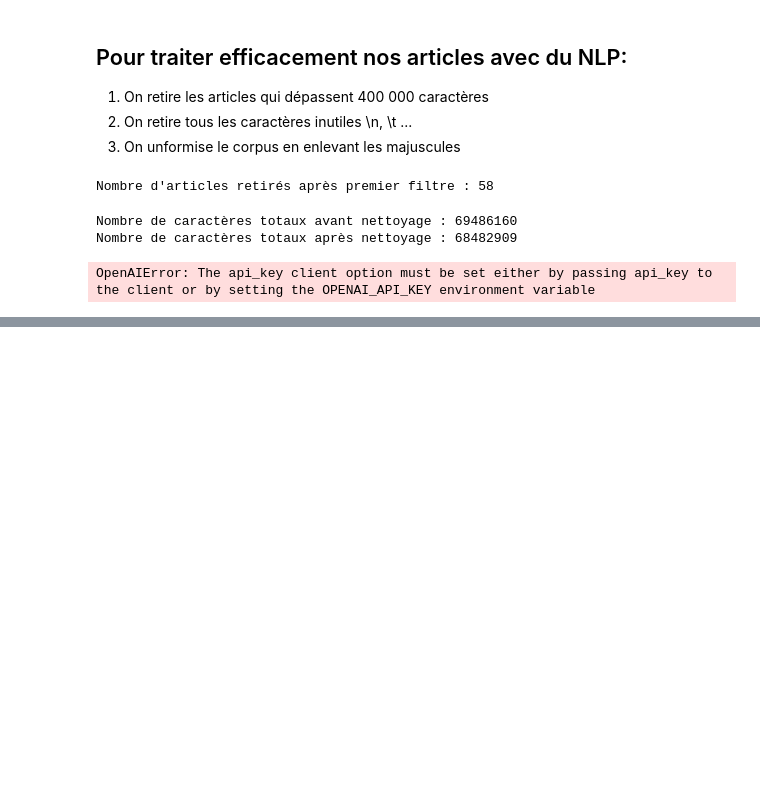
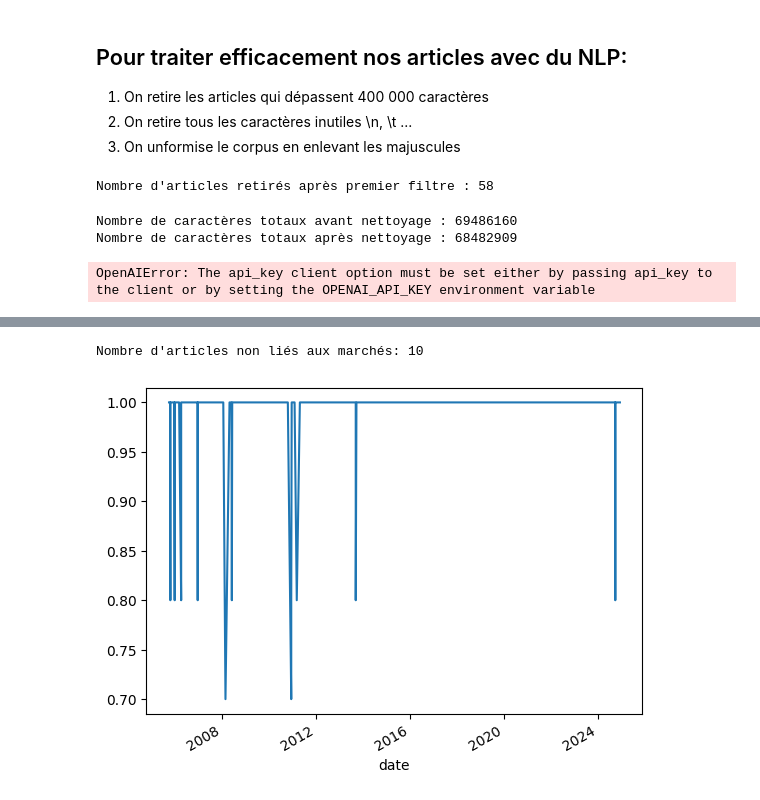
Before and after one commit to QMoayedpour/ML_fin_project, a Jupyter notebook: notebook_strategie.ipynb, the cells around one changed output, grey strips where cells are left out. Cells and saved outputs as stored; diff of their text form; code cells hidden in the pictures; blank space fills up the shorter version.

```diff
--- a/notebook_strategie.ipynb
+++ b/notebook_strategie.ipynb
@@ -432,0 +388,8 @@ pd.concat([a, ecb_press_filtered.iloc[:2, :]], axis=1, ignore_index=True)
+# %%
+print("Nombre d'articles non liés aux marchés:", glob[glob['market_relevance_score']==0].shape[0])
+glob_ = glob.query('market_relevance_score > 0.5').copy()
+glob_.market_relevance_score.plot()
+glob_sent = glob_.groupby('date')['global_sentiment_score'].mean()
+# %% [output]
+Nombre d'articles non liés aux marchés: 10
+[figure, added]
```
Also changed, not shown: parts of 21 cells of this notebook.
